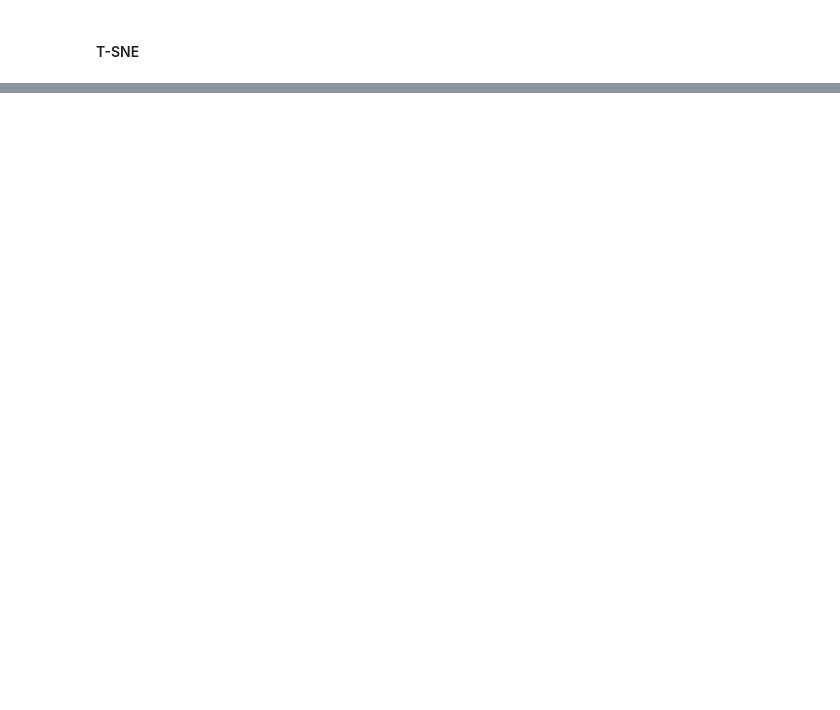
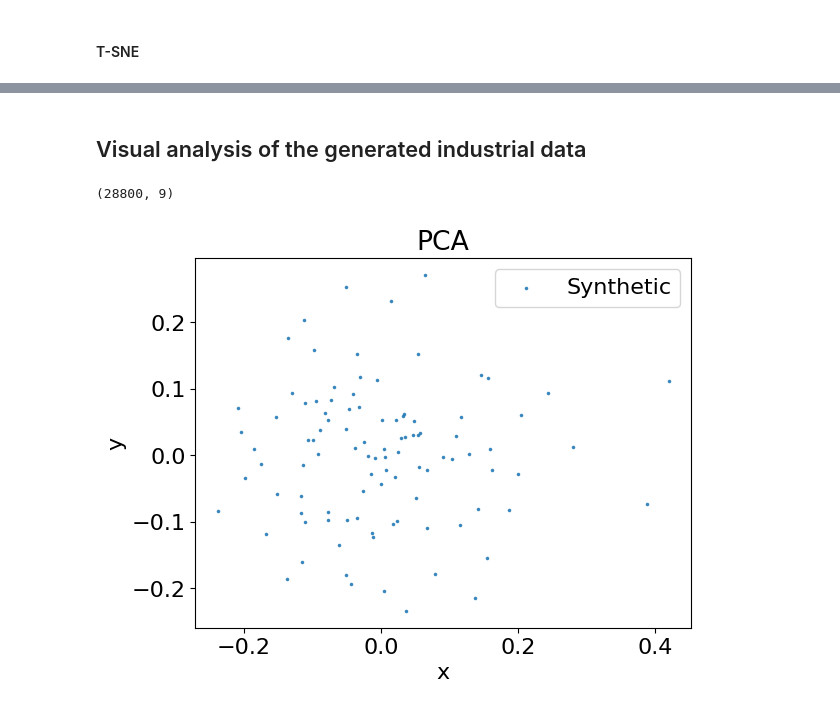
Before and after one commit to fredrikSveen/MSc_time_series_GAN, a Jupyter notebook: visual_analysis.ipynb, the cells around one changed output, grey strips where cells are left out. Drawn from its saved outputs; the diff is of its cells as text; code cells hidden in the pictures; blank space fills up the shorter version.

```diff
--- a/visual_analysis.ipynb
+++ b/visual_analysis.ipynb
@@ -123,0 +129,43 @@ plt.show()
+# %% [markdown]
+## Visual analysis of the generated industrial data
+# %%
+filename = 'synt_data/exp3/gen_sensor_24_26_05_24__18h54.json'
+with open(filename, 'r') as file: #Need to change date and time for each sample
+    y_np = np.array(json.load(file))
+y_flat = np.reshape(y_np, (y_np.shape[0]*y_np.shape[1], y_np.shape[2]))
+# y_flat_half = y_flat[:int(len(y_flat)/2)]
+y = pd.DataFrame(y_flat)
+y_smaller = y.sample(ori_data.shape[0])
+y_smaller.shape
+# %% [output]
+(28800, 9)
+# %%
+lstm_long_df = pd.DataFrame(np.loadtxt(f'synt_data/exp3/lstm_sensor_100_260524_19h21.csv', delimiter=',', skiprows=1))
+# %%
+from sklearn.decomposition import PCA
+from sklearn import preprocessing
+import matplotlib.pyplot as plt
+import seaborn as sns
+
+pca = PCA(n_components=2)
+
+pca_ori_data = pca.fit_transform(lstm_long_df)
+
+pca_ori_df = pd.DataFrame(data = pca_ori_data, columns = ['x', 'y'])
+
+
+# Plotting
+marker = "."
+size = 10
+f, ax = plt.subplots(1)
+# plt.scatter(pca_rand_df['x'], pca_rand_df['y'], alpha = 0.2, label = "Random", marker=marker, s=size)
+plt.scatter(pca_ori_df['x'],pca_ori_df['y'], alpha = 0.8, label = "Synthetic", marker=marker, s=size)
+# plt.scatter(pca_synt_df['x'], pca_synt_df['y'], alpha = 0.2, label = "Synthetic", marker=marker, s=size)
+
+ax.legend()
+plt.title('PCA')
+plt.xlabel('x')
+plt.ylabel('y')
+plt.show()
+# %% [output]
+[figure, added]
```
Also changed, not shown: parts of 7 cells of this notebook, 4 other files.
